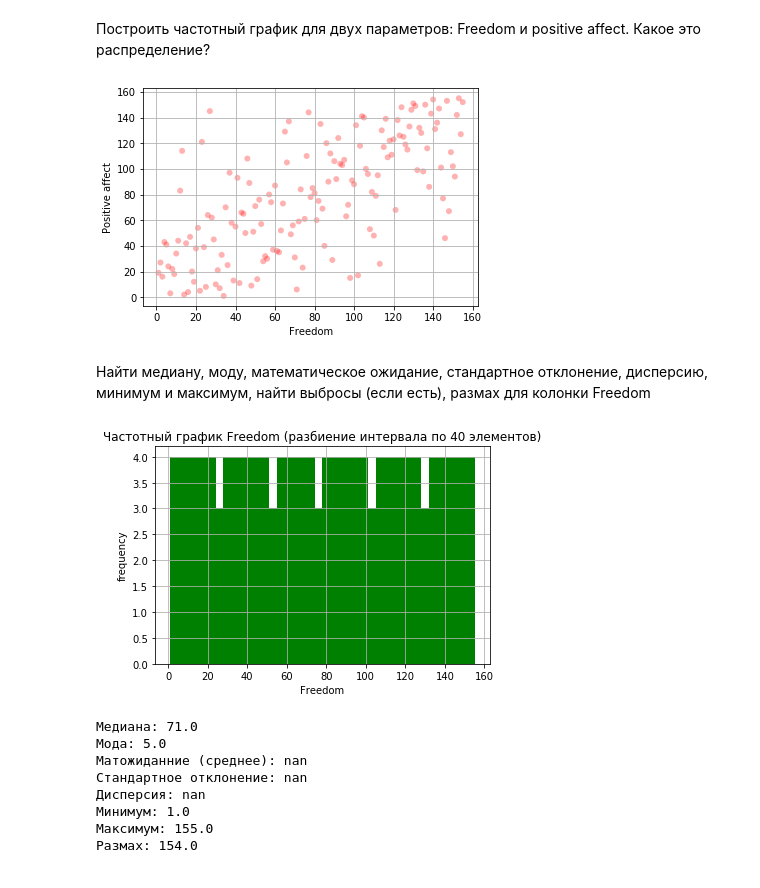
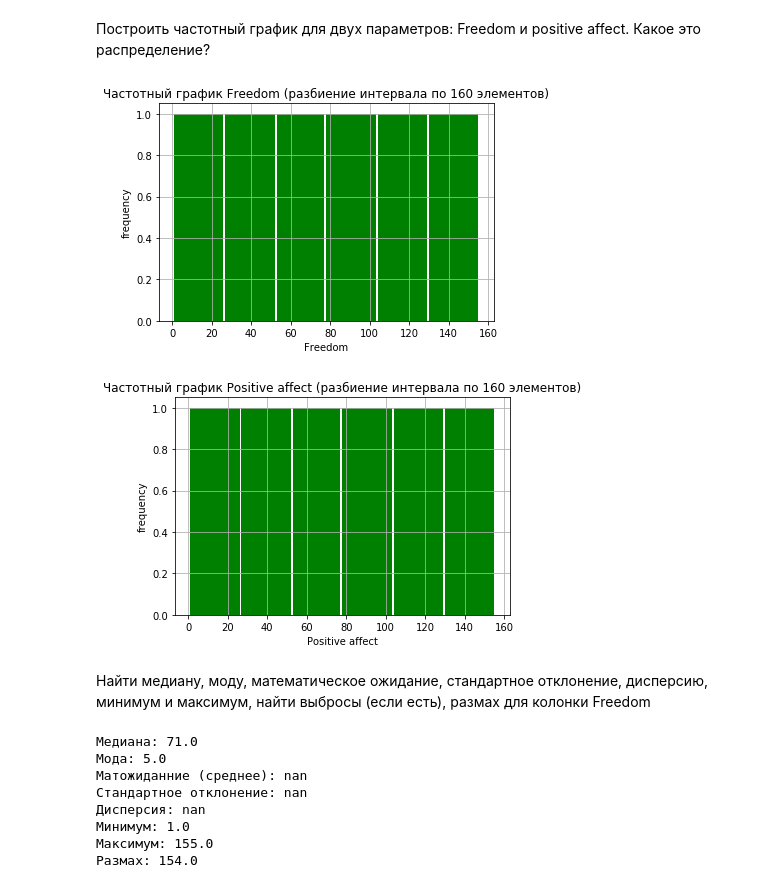
Before and after one commit to bogdanovap/PYDA-8_Homeworks, a Jupyter notebook: 2020-04-20_Statisitics/2020-04-20_Statistics.ipynb, the cells around one changed output. Cells and saved outputs as stored; diff of their text form; code cells hidden in the pictures.

```diff
--- a/2020-04-20_Statisitics/2020-04-20_Statistics.ipynb
+++ b/2020-04-20_Statisitics/2020-04-20_Statistics.ipynb
@@ -52,27 +52,17 @@ df.head()
 | 4 | Netherlands | 5 | 1 | 12.0 | 25.0 | 15.0 | 19.0 | ... |
 # %% [markdown]
 Построить частотный график для двух параметров: Freedom и positive affect. Какое это распределение?
-# %%
-fig, ax = plt.subplots()
-ax.scatter(df['Freedom'], df['Positive affect'], c='red', alpha=0.3, edgecolors='none')
-
-ax.grid(True)
-plt.xlabel('Freedom')
-plt.ylabel('Positive affect')
-plt.show()
-# %% [output]
-[figure, removed]
+# %%
+for col in ['Freedom','Positive affect']:
+    parts = 160
+    plt.hist(df[col], parts, facecolor='g')
+    plt.ylabel('frequency')
+    plt.xlabel(col)
+    plt.title(f'Частотный график {col} (разбиение интервала по {parts} элементов)')
+    plt.grid(True)
+    plt.show()
+# %% [output]
+[figure, added]
+[figure, added]
 # %% [markdown]
 Найти медиану, моду, математическое ожидание, стандартное отклонение,  дисперсию, минимум и максимум, найти выбросы (если есть), размах для колонки Freedom
-# %%
-measure = df['Freedom']
-
-parts = 40
-n, bins, patches = plt.hist(measure, parts, facecolor='g')
-plt.ylabel('frequency')
-plt.xlabel('Freedom')
-plt.title(f'Частотный график Freedom (разбиение интервала по {parts} элементов)')
-plt.grid(True)
-plt.show()
-# %% [output]
-[figure, removed]
```
Also changed, not shown: parts of 1 cell of this notebook.
